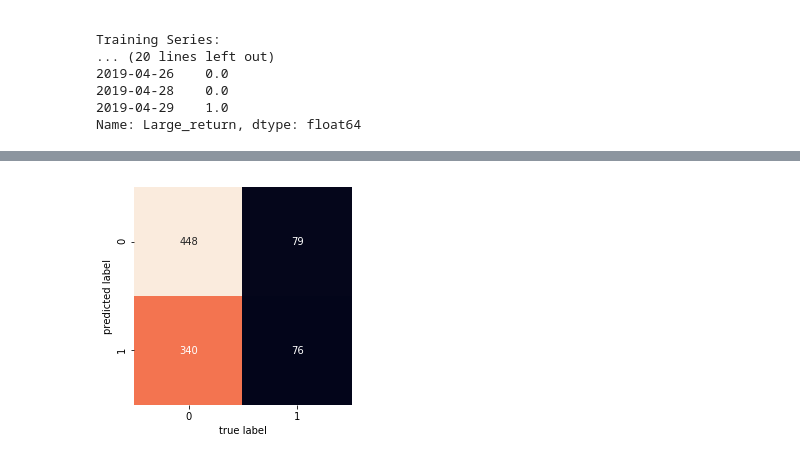
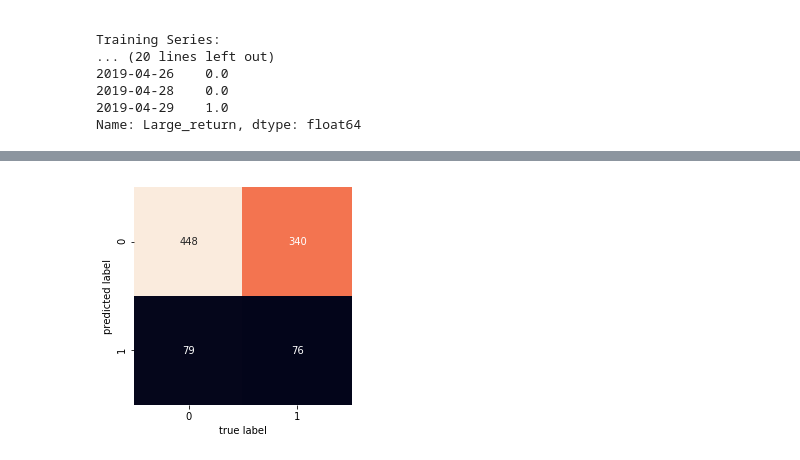
Before and after one commit to miguelbeca/data_science_projects, a Jupyter notebook: Capstone Project 2 - Gold Return Prediction/7c - Gradient Boost Classifier - DATA MERGED.ipynb, the cells around one changed output, grey strips where cells are left out. Saved outputs shown, nothing was run; the diff lists cells and outputs as text; code cells hidden in the pictures.

```diff
--- a/Capstone Project 2 - Gold Return Prediction/7c - Gradient Boost Classifier - DATA MERGED.ipynb
+++ b/Capstone Project 2 - Gold Return Prediction/7c - Gradient Boost Classifier - DATA MERGED.ipynb
@@ -269,8 +272,8 @@ weighted avg       0.74      0.56      0.61       943
 # %%
 from sklearn.metrics import confusion_matrix
-mat = confusion_matrix(y_model, y_test_set)
+mat = confusion_matrix(y_test_set, y_model)
 sns.heatmap(mat.T, square=True, annot=True, fmt='d', cbar=False)
 plt.xlabel('true label')
 plt.ylabel('predicted label');
 # %% [output]
-[figure, old version]
+[figure, new version]
```
Also changed, not shown: parts of 2 cells of this notebook, 1 other file.
